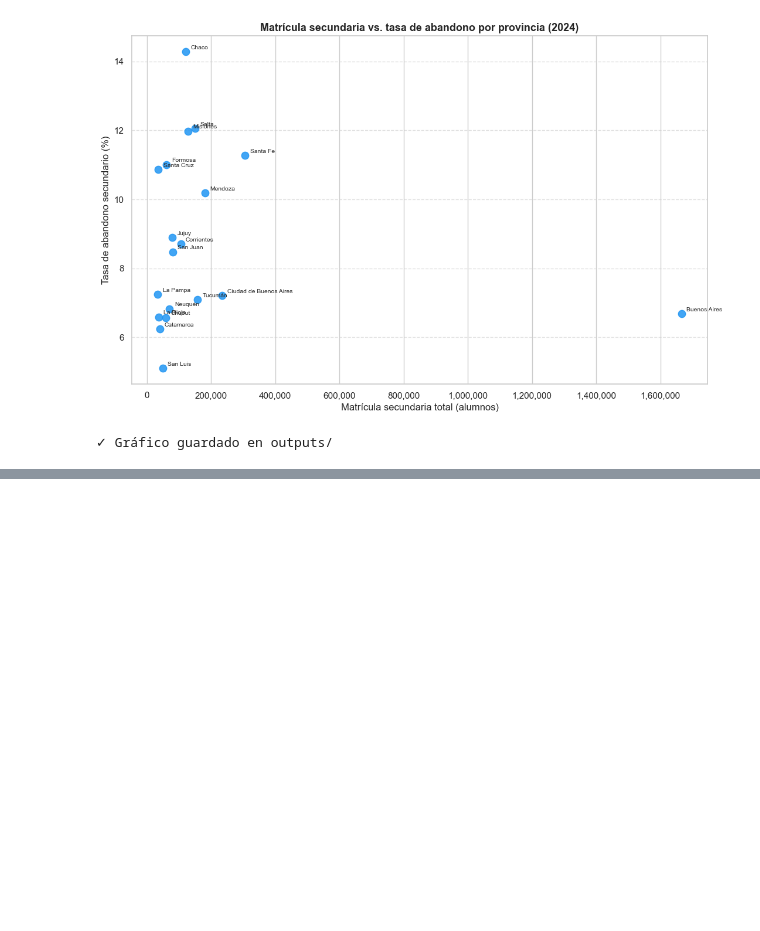
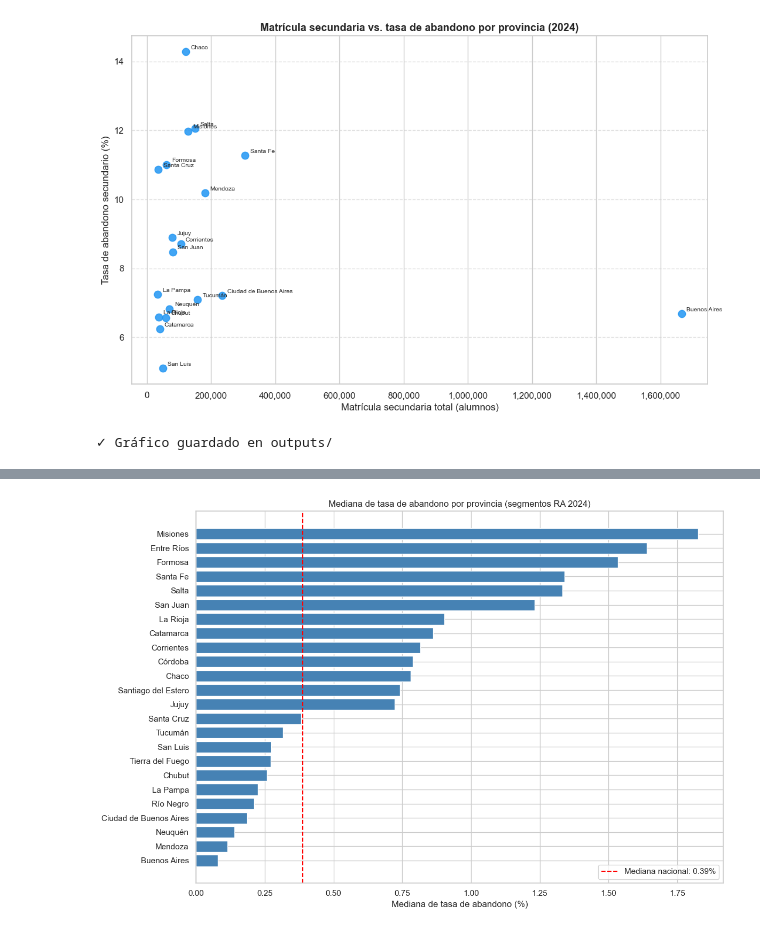
Before and after one commit to federicooscargiglio/indice-vulnerabilidad-educativa-argentina, a Jupyter notebook: notebooks/03_eda.ipynb, the cells around one changed output, grey strips where cells are left out. Drawn from its saved outputs; the diff is of its cells as text; code cells hidden in the pictures; blank space fills up the shorter version.

```diff
--- a/notebooks/03_eda.ipynb
+++ b/notebooks/03_eda.ipynb
@@ -363,0 +419,20 @@ print('✓ Gráfico guardado en outputs/')
+# %%
+abandono_provincia = (
+    base3.groupby('provincia')['tasa_abandono']
+    .median()
+    .sort_values(ascending=True)
+    .reset_index()
+)
+
+fig, ax = plt.subplots(figsize=(12, 8))
+ax.barh(abandono_provincia['provincia'], abandono_provincia['tasa_abandono'], color='steelblue')
+ax.set_title('Mediana de tasa de abandono por provincia (segmentos RA 2024)')
+ax.set_xlabel('Mediana de tasa de abandono (%)')
+ax.axvline(base3['tasa_abandono'].median(), color='red', linestyle='--', label=f'Mediana nacional: {base3["tasa_abandono"].median():.2f}%')
+ax.legend()
+
+plt.tight_layout()
+plt.savefig(os.path.join(BASE, 'outputs', '07_abandono_por_provincia_segmento.png'), dpi=150, bbox_inches='tight')
+plt.show()
+# %% [output]
+[figure, added]
```
Also changed, not shown: parts of 9 cells of this notebook, 5 other files.
